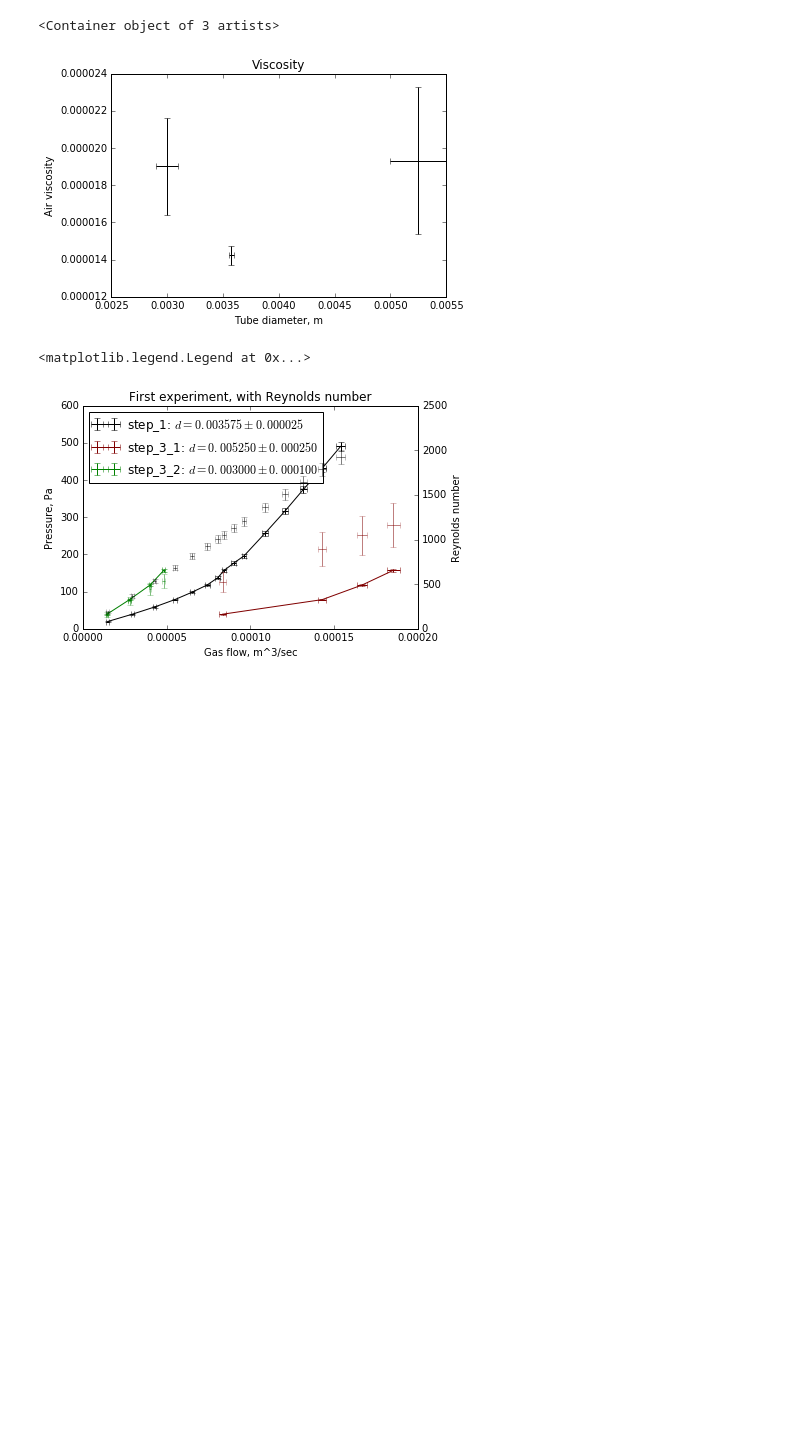
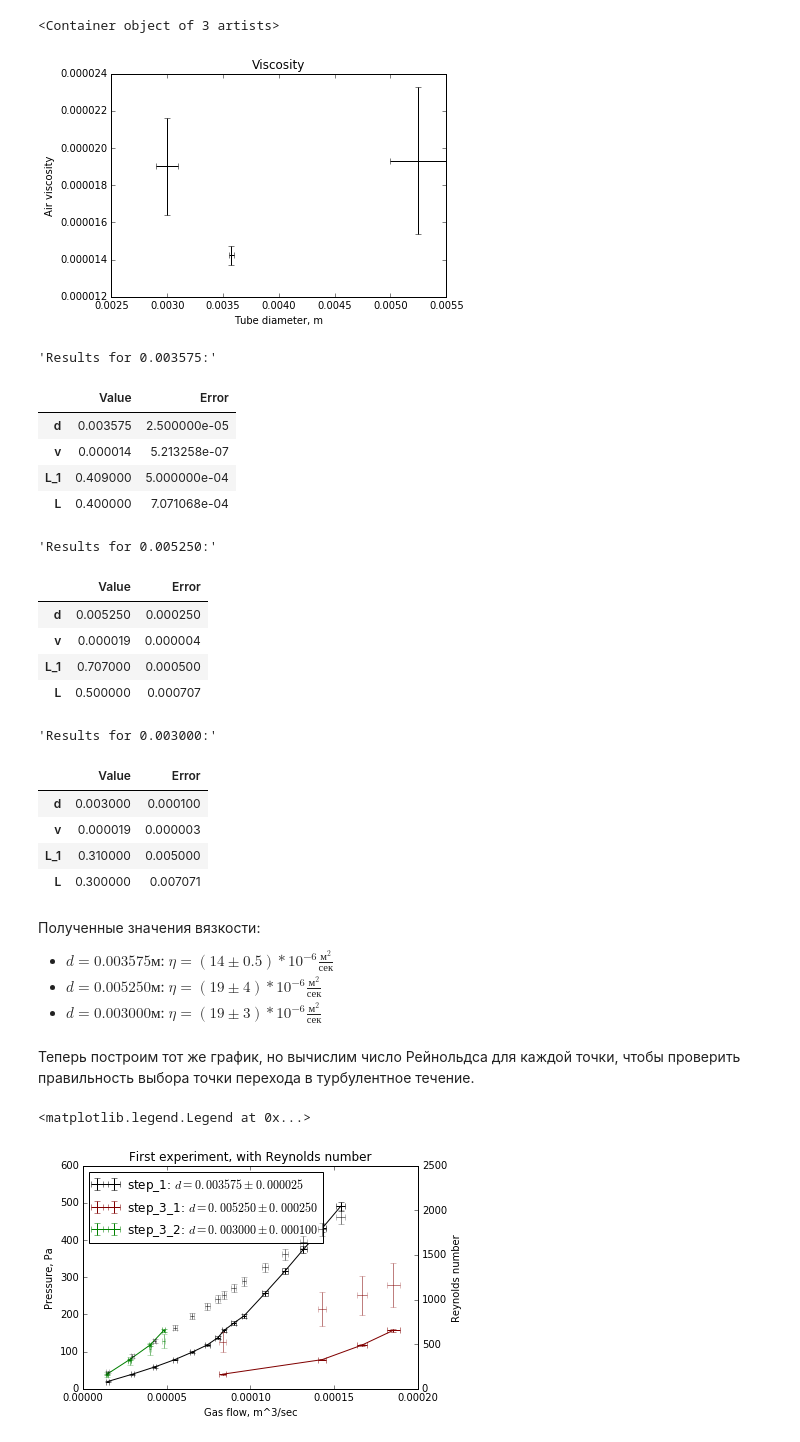
Before and after one commit to intelfx/mipt-lab, a Jupyter notebook: Курс 1 семестр 2/Лабы/1.3.3/1.3.3.ipynb, the cells around one changed output. Cells and saved outputs as stored; diff of their text form; code cells hidden in the pictures; blank space fills up the shorter version.

```diff
--- a/Курс 1 семестр 2/Лабы/1.3.3/1.3.3.ipynb
+++ b/Курс 1 семестр 2/Лабы/1.3.3/1.3.3.ipynb
@@ -218,6 +226,37 @@ plt.errorbar(x = [data[e].Value["d"] for e in experiments_1],
 # %% [output]
 <Container object of 3 artists>
 [figure]
+# %%
+for e in experiments_1:
+    disp("Results for %f:" % data[e].Value["d"],
+         data[e].loc[["d", "v", "L_1", "L"]])
+# %% [output]
+'Results for 0.003575:'
+|  | Value | Error |
+| d | 0.003575 | 2.500000e-05 |
+| v | 0.000014 | 5.213258e-07 |
+| L_1 | 0.409000 | 5.000000e-04 |
+| L | 0.400000 | 7.071068e-04 |
+'Results for 0.005250:'
+|  | Value | Error |
+| d | 0.005250 | 0.000250 |
+| v | 0.000019 | 0.000004 |
+| L_1 | 0.707000 | 0.000500 |
+| L | 0.500000 | 0.000707 |
+'Results for 0.003000:'
+|  | Value | Error |
+| d | 0.003000 | 0.000100 |
+| v | 0.000019 | 0.000003 |
+| L_1 | 0.310000 | 0.005000 |
+| L | 0.300000 | 0.007071 |
+# %% [markdown]
+Полученные значения вязкости:
+
+- $d = 0.003575 м$: $\eta = (14 \pm 0.5) * 10^{-6} \frac{м^2}{сек}$
+- $d = 0.005250 м$: $\eta = (19 \pm 4) * 10^{-6} \frac{м^2}{сек}$
+- $d = 0.003000 м$: $\eta = (19 \pm 3) * 10^{-6} \frac{м^2}{сек}$
+# %% [markdown]
+Теперь построим тот же график, но вычислим число Рейнольдса для каждой точки, чтобы проверить правильность выбора точки перехода в турбулентное течение.
 # %%
 for e in experiments_1:
     ll.compute(name = "Re",
```
Also changed, not shown: parts of 11 cells of this notebook.
